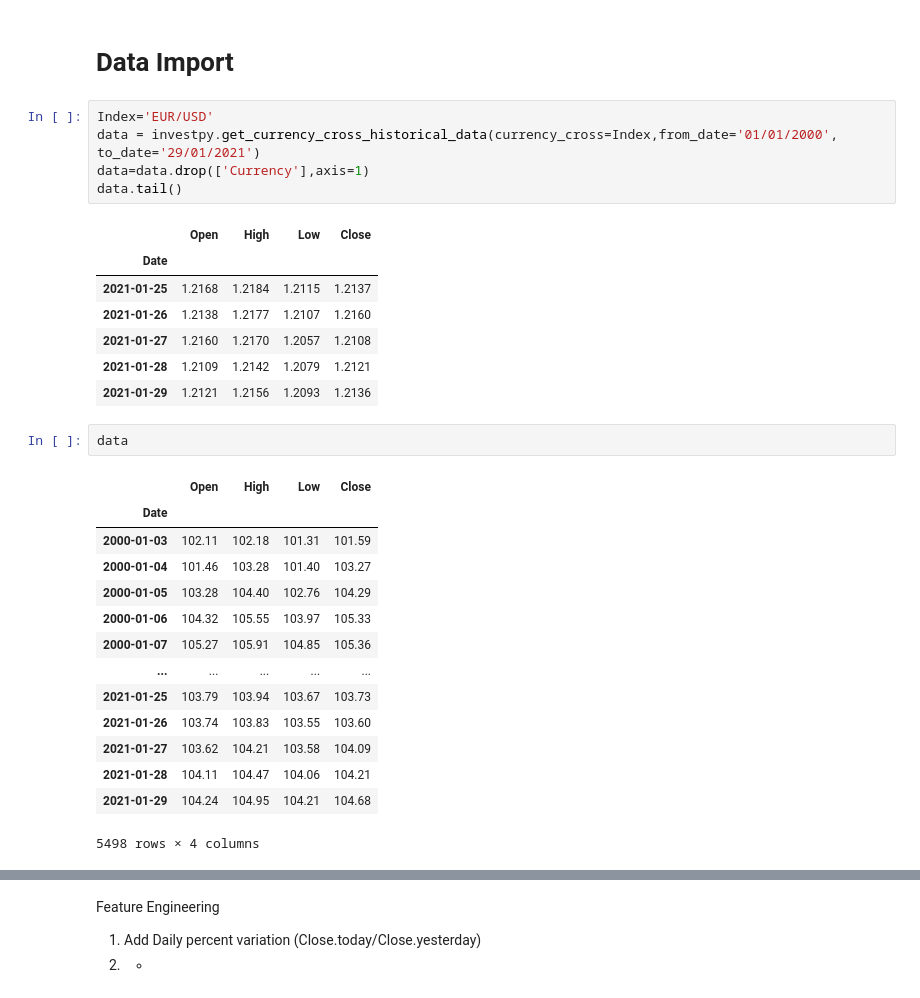
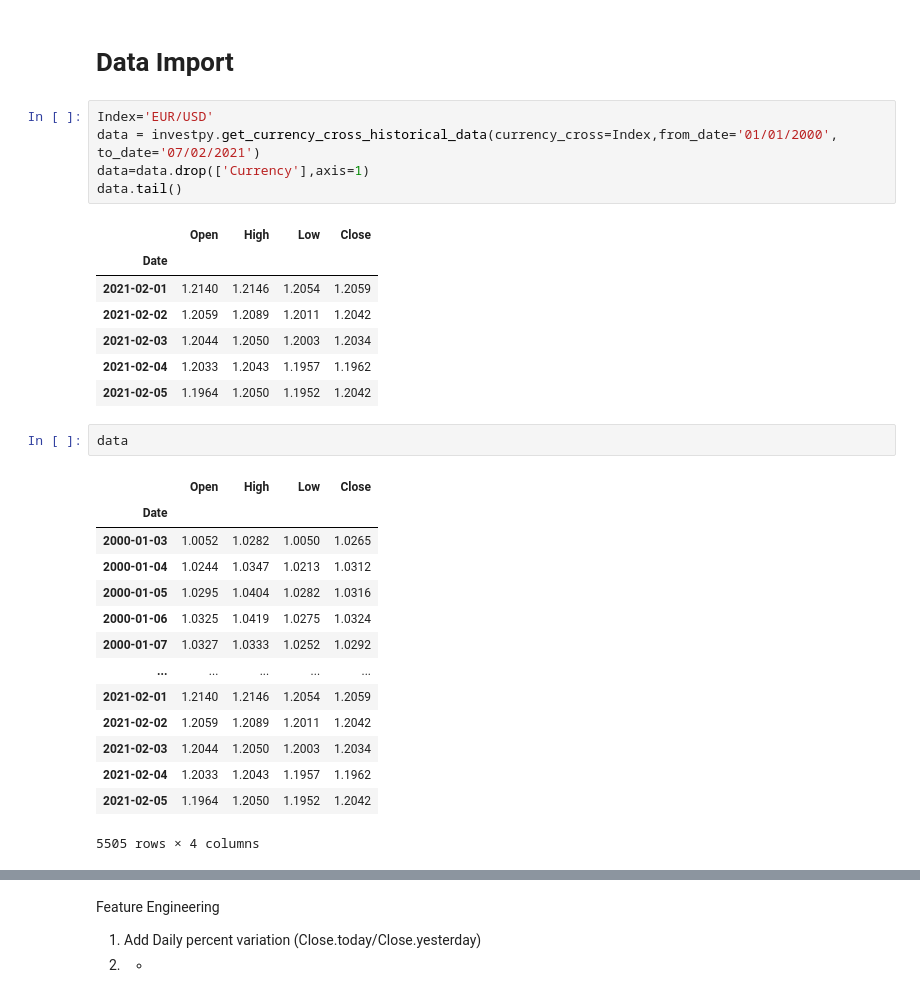
Before and after one commit to Smartsie/Invest, a Jupyter notebook: Invest_with_Currency.ipynb, the cells around one changed output, grey strips where cells are left out. Cells and saved outputs as stored; diff of their text form.

```diff
--- a/Invest_with_Currency.ipynb
+++ b/Invest_with_Currency.ipynb
@@ -50,32 +50,32 @@ import plotly.express as px
 # Data Import
 # %%
 Index='EUR/USD'
-data = investpy.get_currency_cross_historical_data(currency_cross=Index,from_date='01/01/2000', to_date='29/01/2021')
+data = investpy.get_currency_cross_historical_data(currency_cross=Index,from_date='01/01/2000', to_date='07/02/2021')
 data=data.drop(['Currency'],axis=1)
 data.tail()
 # %% [output]
 |  | Open | High | Low | Close |
 | Date |  |  |  |  |
-| 2021-01-25 | 1.2168 | 1.2184 | 1.2115 | 1.2137 |
-| 2021-01-26 | 1.2138 | 1.2177 | 1.2107 | 1.2160 |
-| 2021-01-27 | 1.2160 | 1.2170 | 1.2057 | 1.2108 |
-| 2021-01-28 | 1.2109 | 1.2142 | 1.2079 | 1.2121 |
-| 2021-01-29 | 1.2121 | 1.2156 | 1.2093 | 1.2136 |
+| 2021-02-01 | 1.2140 | 1.2146 | 1.2054 | 1.2059 |
+| 2021-02-02 | 1.2059 | 1.2089 | 1.2011 | 1.2042 |
+| 2021-02-03 | 1.2044 | 1.2050 | 1.2003 | 1.2034 |
+| 2021-02-04 | 1.2033 | 1.2043 | 1.1957 | 1.1962 |
+| 2021-02-05 | 1.1964 | 1.2050 | 1.1952 | 1.2042 |
 # %%
 data
 # %% [output]
 |  | Open | High | Low | Close |
 | Date |  |  |  |  |
-| 2000-01-03 | 102.11 | 102.18 | 101.31 | 101.59 |
-| 2000-01-04 | 101.46 | 103.28 | 101.40 | 103.27 |
-| 2000-01-05 | 103.28 | 104.40 | 102.76 | 104.29 |
-| 2000-01-06 | 104.32 | 105.55 | 103.97 | 105.33 |
-| 2000-01-07 | 105.27 | 105.91 | 104.85 | 105.36 |
+| 2000-01-03 | 1.0052 | 1.0282 | 1.0050 | 1.0265 |
+| 2000-01-04 | 1.0244 | 1.0347 | 1.0213 | 1.0312 |
+| 2000-01-05 | 1.0295 | 1.0404 | 1.0282 | 1.0316 |
+| 2000-01-06 | 1.0325 | 1.0419 | 1.0275 | 1.0324 |
+| 2000-01-07 | 1.0327 | 1.0333 | 1.0252 | 1.0292 |
 | ... | ... | ... | ... | ... |
-| 2021-01-25 | 103.79 | 103.94 | 103.67 | 103.73 |
-| 2021-01-26 | 103.74 | 103.83 | 103.55 | 103.60 |
-| 2021-01-27 | 103.62 | 104.21 | 103.58 | 104.09 |
-| 2021-01-28 | 104.11 | 104.47 | 104.06 | 104.21 |
-| 2021-01-29 | 104.24 | 104.95 | 104.21 | 104.68 |
+| 2021-02-01 | 1.2140 | 1.2146 | 1.2054 | 1.2059 |
+| 2021-02-02 | 1.2059 | 1.2089 | 1.2011 | 1.2042 |
+| 2021-02-03 | 1.2044 | 1.2050 | 1.2003 | 1.2034 |
+| 2021-02-04 | 1.2033 | 1.2043 | 1.1957 | 1.1962 |
+| 2021-02-05 | 1.1964 | 1.2050 | 1.1952 | 1.2042 |
-5498 rows × 4 columns
+5505 rows × 4 columns
 # %%
```
Also changed, not shown: parts of 20 cells of this notebook.
